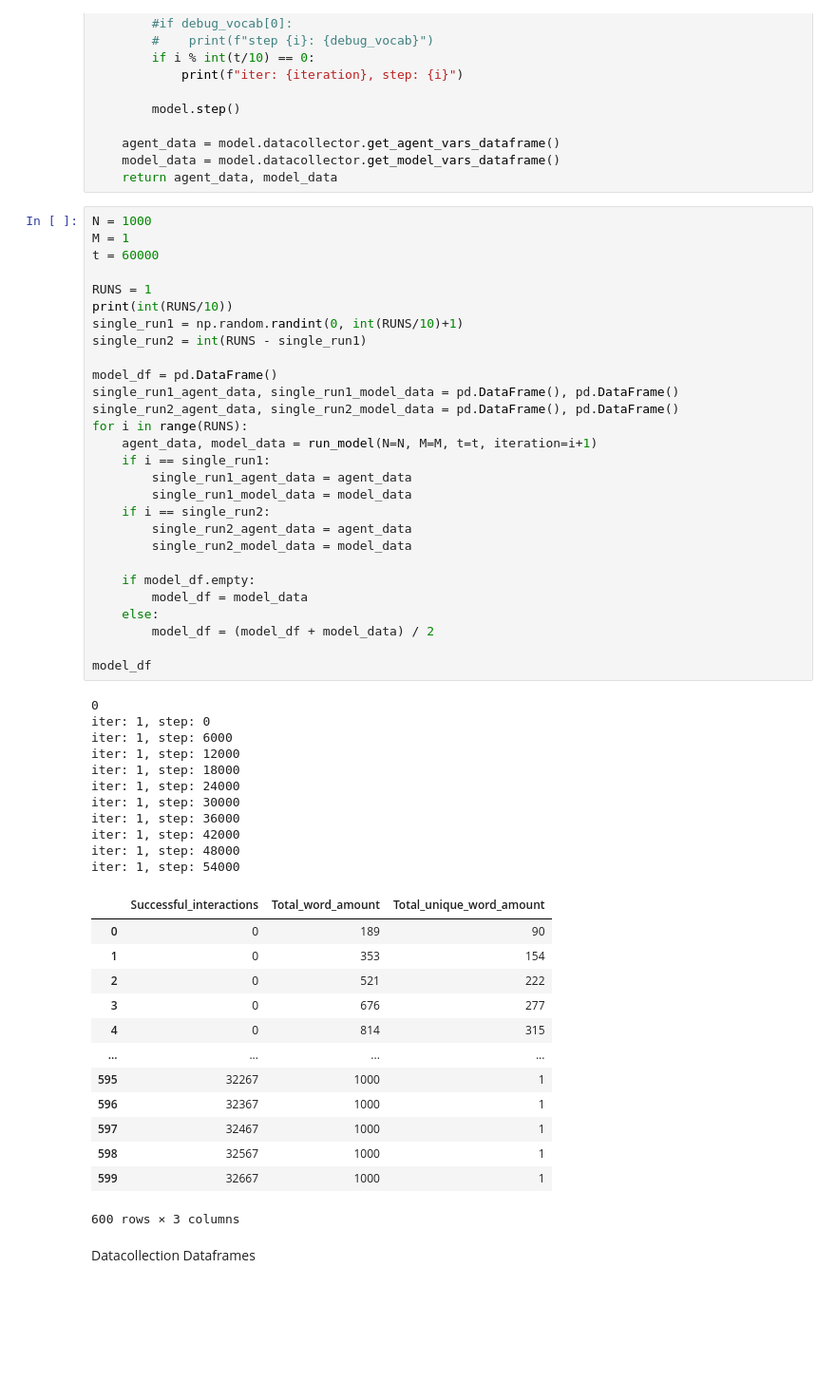
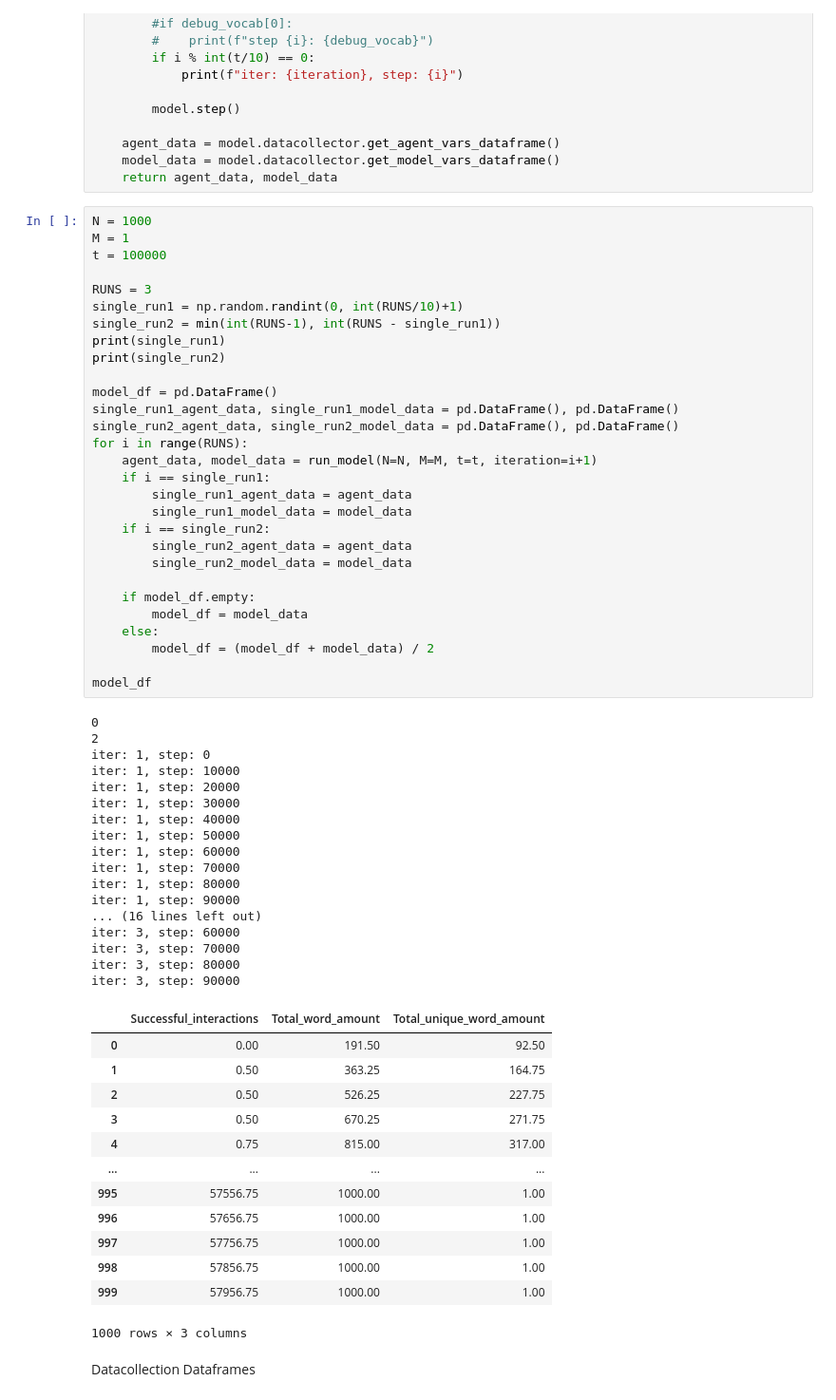
Before and after one commit to Fab159ian/CMSS_Exercises, a Jupyter notebook: exercise1.ipynb, the cells around one changed output. Shown: that part at 95% size. Drawn from its saved outputs; the diff is of its cells as text; blank space fills up the shorter version.

```diff
--- a/exercise1.ipynb
+++ b/exercise1.ipynb
@@ -170,56 +171,63 @@ def run_model(N, M, t, iteration):
 # %%
 N = 1000
 M = 1
-t = 60000
+t = 100000
 
-RUNS = 1
-print(int(RUNS/10))
+RUNS = 3
 single_run1 = np.random.randint(0, int(RUNS/10)+1)
-single_run2 = int(RUNS - single_run1)
+single_run2 = min(int(RUNS-1), int(RUNS - single_run1))
+print(single_run1)
+print(single_run2)
 
 model_df = pd.DataFrame()
 single_run1_agent_data, single_run1_model_data = pd.DataFrame(), pd.DataFrame()
 single_run2_agent_data, single_run2_model_data = pd.DataFrame(), pd.DataFrame()
 for i in range(RUNS):
     agent_data, model_data = run_model(N=N, M=M, t=t, iteration=i+1)
     if i == single_run1:
         single_run1_agent_data = agent_data
         single_run1_model_data = model_data
     if i == single_run2:
         single_run2_agent_data = agent_data
         single_run2_model_data = model_data
 
     if model_df.empty:
         model_df = model_data
     else:
         model_df = (model_df + model_data) / 2
 
 model_df
 # %% [output]
 0
+2
 iter: 1, step: 0
-iter: 1, step: 6000
-iter: 1, step: 12000
-iter: 1, step: 18000
-iter: 1, step: 24000
+iter: 1, step: 10000
+iter: 1, step: 20000
 iter: 1, step: 30000
-iter: 1, step: 36000
-iter: 1, step: 42000
-iter: 1, step: 48000
-iter: 1, step: 54000
+iter: 1, step: 40000
+iter: 1, step: 50000
+iter: 1, step: 60000
+iter: 1, step: 70000
+iter: 1, step: 80000
+iter: 1, step: 90000
+... (16 lines left out)
+iter: 3, step: 60000
+iter: 3, step: 70000
+iter: 3, step: 80000
+iter: 3, step: 90000
 |  | Successful_interactions | Total_word_amount | Total_unique_word_amount |
-| 0 | 0 | 189 | 90 |
-| 1 | 0 | 353 | 154 |
-| 2 | 0 | 521 | 222 |
-| 3 | 0 | 676 | 277 |
-| 4 | 0 | 814 | 315 |
+| 0 | 0.00 | 191.50 | 92.50 |
+| 1 | 0.50 | 363.25 | 164.75 |
+| 2 | 0.50 | 526.25 | 227.75 |
+| 3 | 0.50 | 670.25 | 271.75 |
+| 4 | 0.75 | 815.00 | 317.00 |
 | ... | ... | ... | ... |
-| 595 | 32267 | 1000 | 1 |
-| 596 | 32367 | 1000 | 1 |
-| 597 | 32467 | 1000 | 1 |
-| 598 | 32567 | 1000 | 1 |
-| 599 | 32667 | 1000 | 1 |
+| 995 | 57556.75 | 1000.00 | 1.00 |
+| 996 | 57656.75 | 1000.00 | 1.00 |
+| 997 | 57756.75 | 1000.00 | 1.00 |
+| 998 | 57856.75 | 1000.00 | 1.00 |
+| 999 | 57956.75 | 1000.00 | 1.00 |
-600 rows × 3 columns
+1000 rows × 3 columns
 # %% [markdown]
 Datacollection Dataframes
 # %%
```
Also changed, not shown: parts of 6 cells of this notebook, 1 other file.
